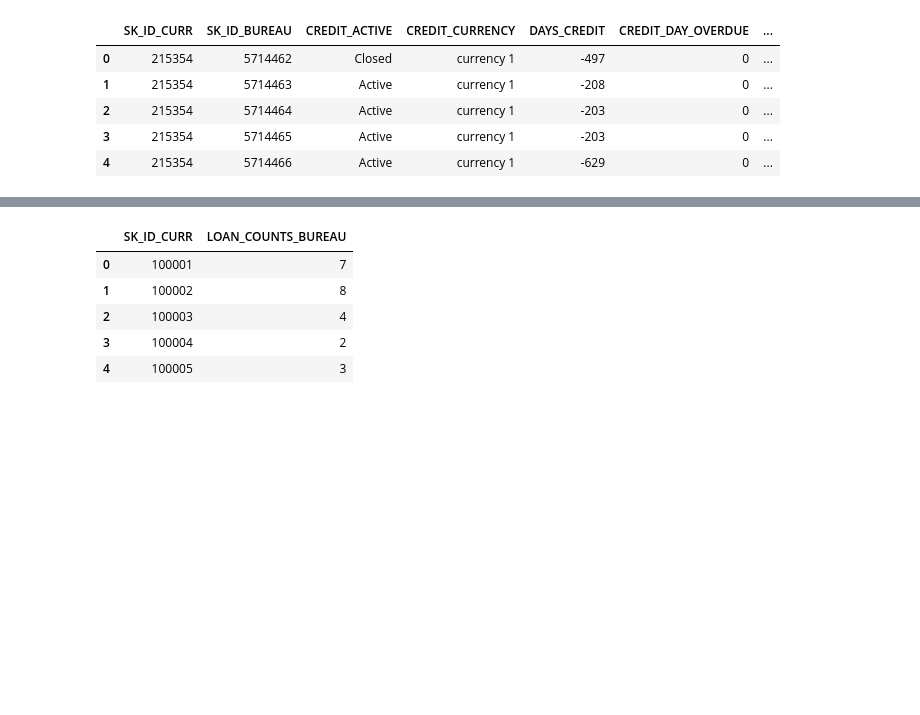
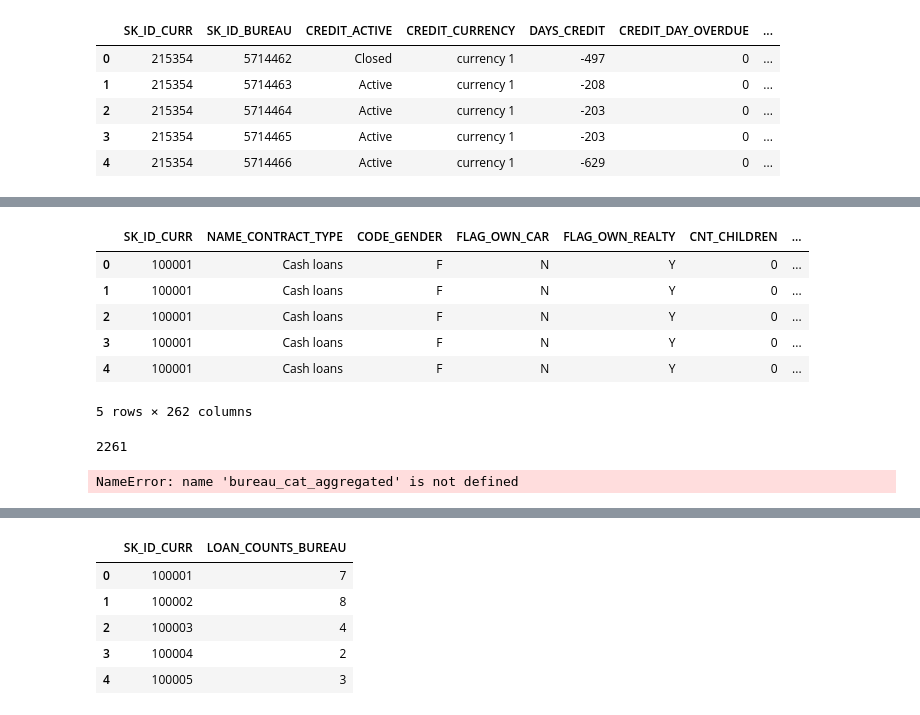
Before and after one commit to zahid1202/Credit_Default_Risk, a Jupyter notebook: Features_Engineering.ipynb, the cells around one changed output, grey strips where cells are left out. Drawn from its saved outputs; the diff is of its cells as text; code cells hidden in the pictures; blank space fills up the shorter version.

```diff
--- a/Features_Engineering.ipynb
+++ b/Features_Engineering.ipynb
@@ -368,0 +381,7 @@ Index(['sum', 'mean'], dtype='object')
+# %%
+# Merging the aggregated (categorical and numeric ) bureau_balance dataframe
+
+bureau_balance_agg = agg.merge(bureau_balance_num_aggregated,
+                               bureau_balance_cat_aggregated,
+                              on ="SK_ID_BUREAU", how ="outer")
+bureau_balance_agg.head()
@@ -368,0 +454,39 @@ Index(['sum', 'mean'], dtype='object')
+# %%
+
+df_test = reduce(lambda  left,right: pd.merge(left,right,on=["SK_ID_CURR"],
+                                               how='left'), frames_test)
+df_test.head()
+# %% [output]
+|  | SK_ID_CURR | NAME_CONTRACT_TYPE | CODE_GENDER | FLAG_OWN_CAR | FLAG_OWN_REALTY | CNT_CHILDREN | ... |
+| 0 | 100001 | Cash loans | F | N | Y | 0 | ... |
+| 1 | 100001 | Cash loans | F | N | Y | 0 | ... |
+| 2 | 100001 | Cash loans | F | N | Y | 0 | ... |
+| 3 | 100001 | Cash loans | F | N | Y | 0 | ... |
+| 4 | 100001 | Cash loans | F | N | Y | 0 | ... |
+5 rows × 262 columns
+# %%
+import gc
+gc.enable()
+del bureau_balance,
+train,
+test
+
+gc.collect()
+# %% [output]
+2261
+# %%
+# Freeing up memory by deleting old objects
+import gc
+gc.enable()
+del bureau_cat_aggregated,
+bureau_balance_cat_aggregated,
+bureau_balance_agg,
+bureau_agg,
+bureau,
+bureau_balance,
+train,
+test,
+
+gc.collect()
+# %% [output]
+NameError: name 'bureau_cat_aggregated' is not defined
```
Also changed, not shown: parts of 29 cells of this notebook.
